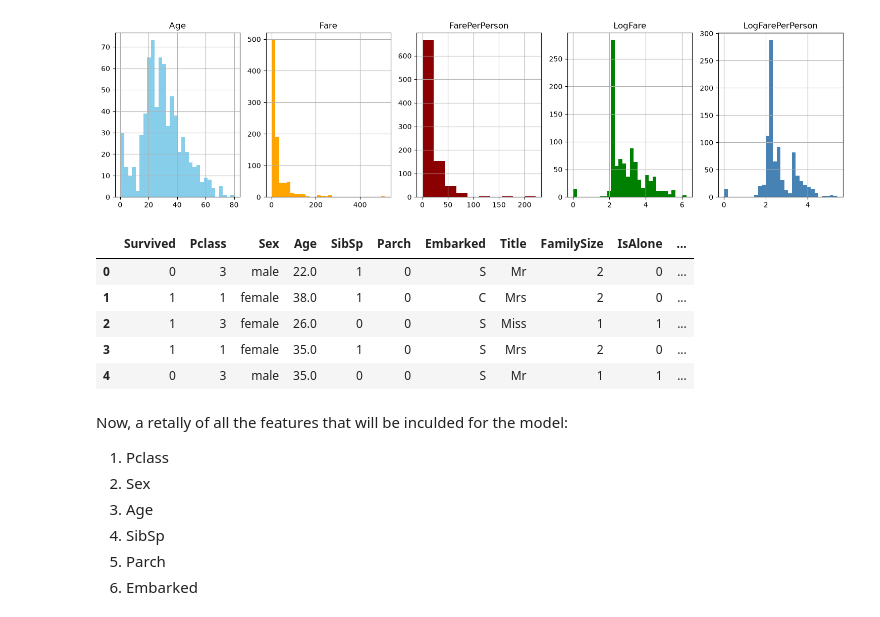
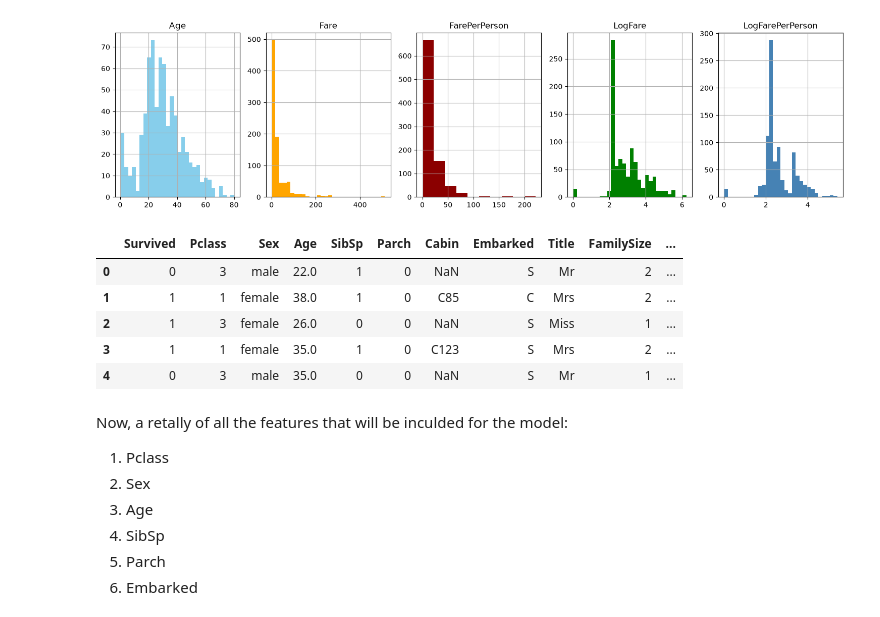
Before and after one commit to Yuze1734/Kaggle-Titanic-Classification, a Jupyter notebook: Gradient_Boosted_Tree.ipynb, the cells around one changed output. Cells and saved outputs as stored; diff of their text form; code cells hidden in the pictures.

```diff
--- a/Gradient_Boosted_Tree.ipynb
+++ b/Gradient_Boosted_Tree.ipynb
@@ -96,17 +96,17 @@ plt.show()
 [figure]
 # %%
 # Getting rid of redunant or intermediate features and correct typing
-for col in ["Sex", "Embarked", "Title"]:
+for col in ["Sex", "Embarked", "Title", "Cabin"]:
     df[col] = df[col].astype("category")
-df = df.drop(columns = ["Fare", "FarePerPerson", "Cabin", "RestOfName", "Surname"])
+df = df.drop(columns = ["Fare", "FarePerPerson", "RestOfName", "Surname"])
 df.head()
 # %% [output]
-|  | Survived | Pclass | Sex | Age | SibSp | Parch | Embarked | Title | FamilySize | IsAlone | ... |
-| 0 | 0 | 3 | male | 22.0 | 1 | 0 | S | Mr | 2 | 0 | ... |
-| 1 | 1 | 1 | female | 38.0 | 1 | 0 | C | Mrs | 2 | 0 | ... |
-| 2 | 1 | 3 | female | 26.0 | 0 | 0 | S | Miss | 1 | 1 | ... |
-| 3 | 1 | 1 | female | 35.0 | 1 | 0 | S | Mrs | 2 | 0 | ... |
-| 4 | 0 | 3 | male | 35.0 | 0 | 0 | S | Mr | 1 | 1 | ... |
+|  | Survived | Pclass | Sex | Age | SibSp | Parch | Cabin | Embarked | Title | FamilySize | ... |
+| 0 | 0 | 3 | male | 22.0 | 1 | 0 | NaN | S | Mr | 2 | ... |
+| 1 | 1 | 1 | female | 38.0 | 1 | 0 | C85 | C | Mrs | 2 | ... |
+| 2 | 1 | 3 | female | 26.0 | 0 | 0 | NaN | S | Miss | 1 | ... |
+| 3 | 1 | 1 | female | 35.0 | 1 | 0 | C123 | S | Mrs | 2 | ... |
+| 4 | 0 | 3 | male | 35.0 | 0 | 0 | NaN | S | Mr | 1 | ... |
 # %% [markdown]
 Now, a retally of all the features that will be inculded for the model:
 1. Pclass
```
Also changed, not shown: parts of 2 cells of this notebook.
